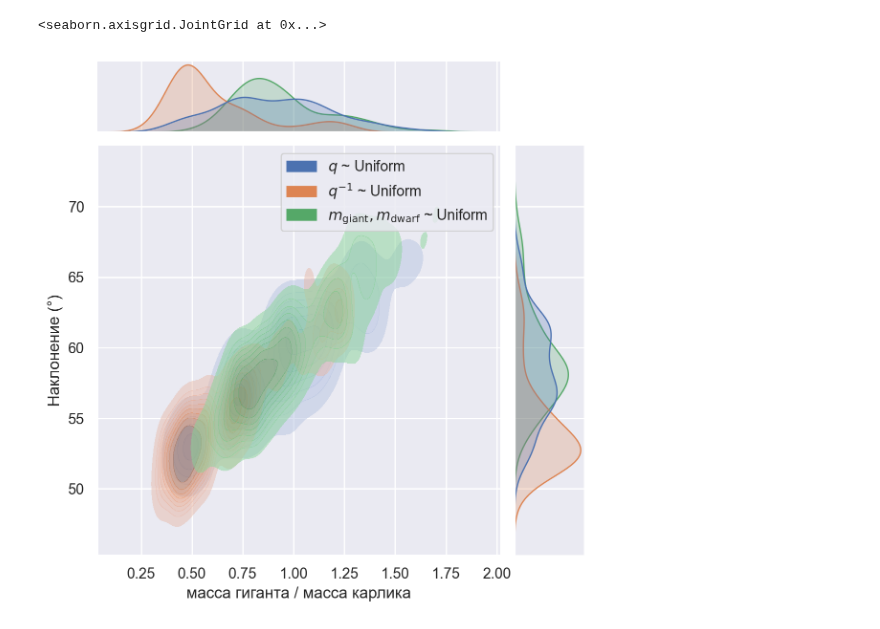
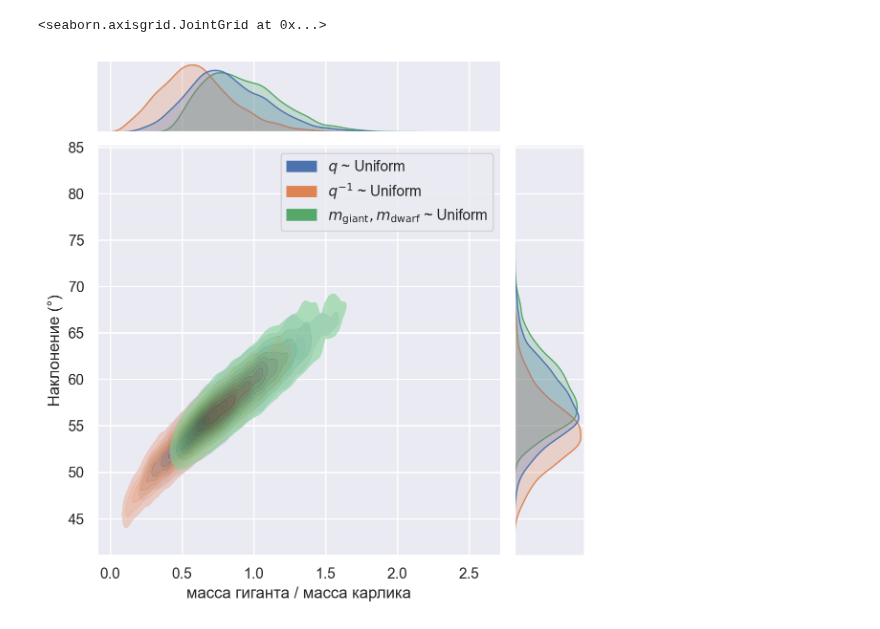
Before and after one commit to Shimuuar/jl-probabilities, a Jupyter notebook: combined_plots.ipynb, the cells around one changed output. Drawn from its saved outputs; the diff is of its cells as text; code cells hidden in the pictures.

```diff
--- a/combined_plots.ipynb
+++ b/combined_plots.ipynb
@@ -26,16 +32,17 @@ samples = pd.concat(
 # %%
 joint_grid = sns.jointplot(
     samples,
     x = 'mass_quotient_inv',
     y = 'observer_angle',
     hue='model',
     kind = 'kde',
-    joint_kws={'fill': True, 'thresh': 0.05, 'alpha': 0.5},
-    # joint_kws={'levels': [0.05, 0.32, 1]},
+    joint_kws={'fill': True, 'thresh': 0.05, 'alpha': 0.6, 'common_norm': False, 'bw_method': 'silverman'},
+    # joint_kws={'levels': [0.05, 0.32, 1], 'common_norm': False},
+    marginal_kws={'common_norm': False},
 )
 
 joint_grid.ax_joint.legend_.set_title(None)
 joint_grid.set_axis_labels('масса гиганта / масса карлика', 'Наклонение (°)')
 # %% [output]
 <seaborn.axisgrid.JointGrid at 0x...>
-[figure, old version]
+[figure, new version]
```
Also changed, not shown: parts of 4 cells of this notebook, 6 other files.
